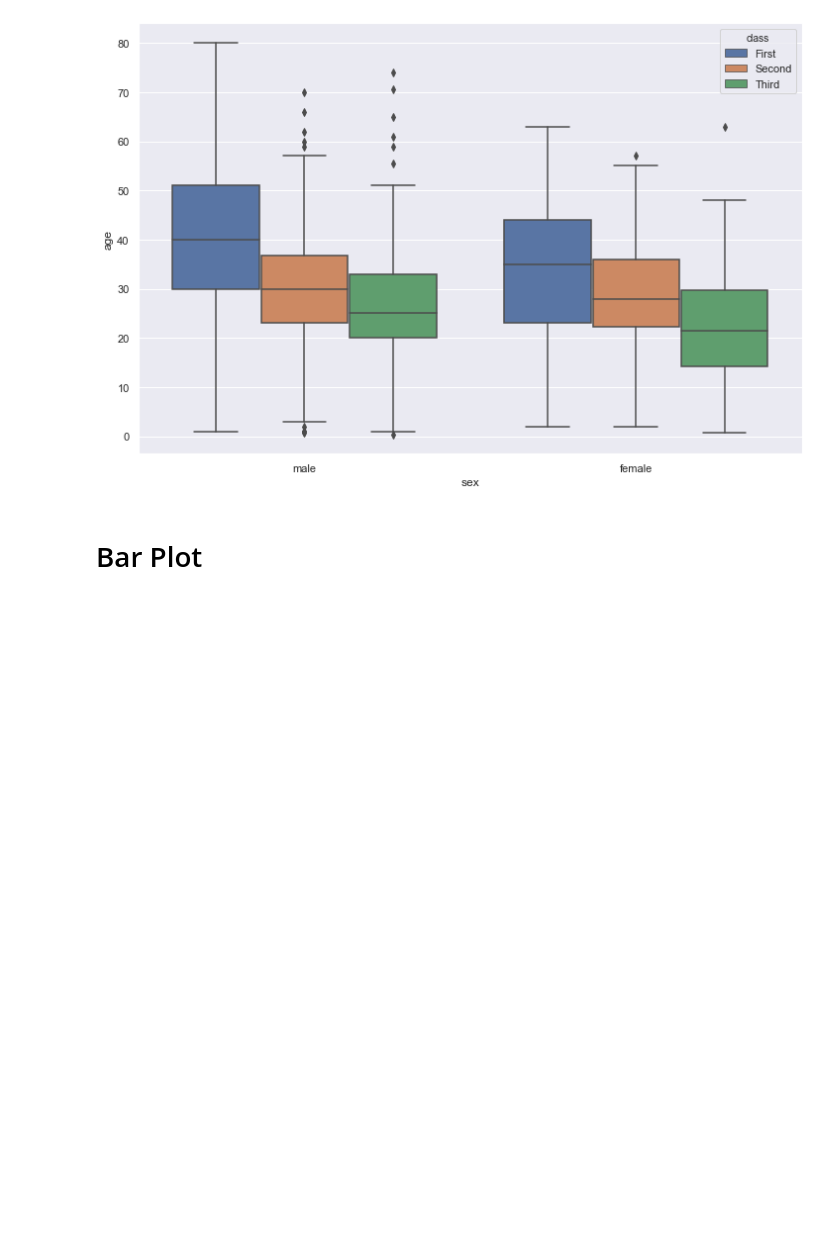
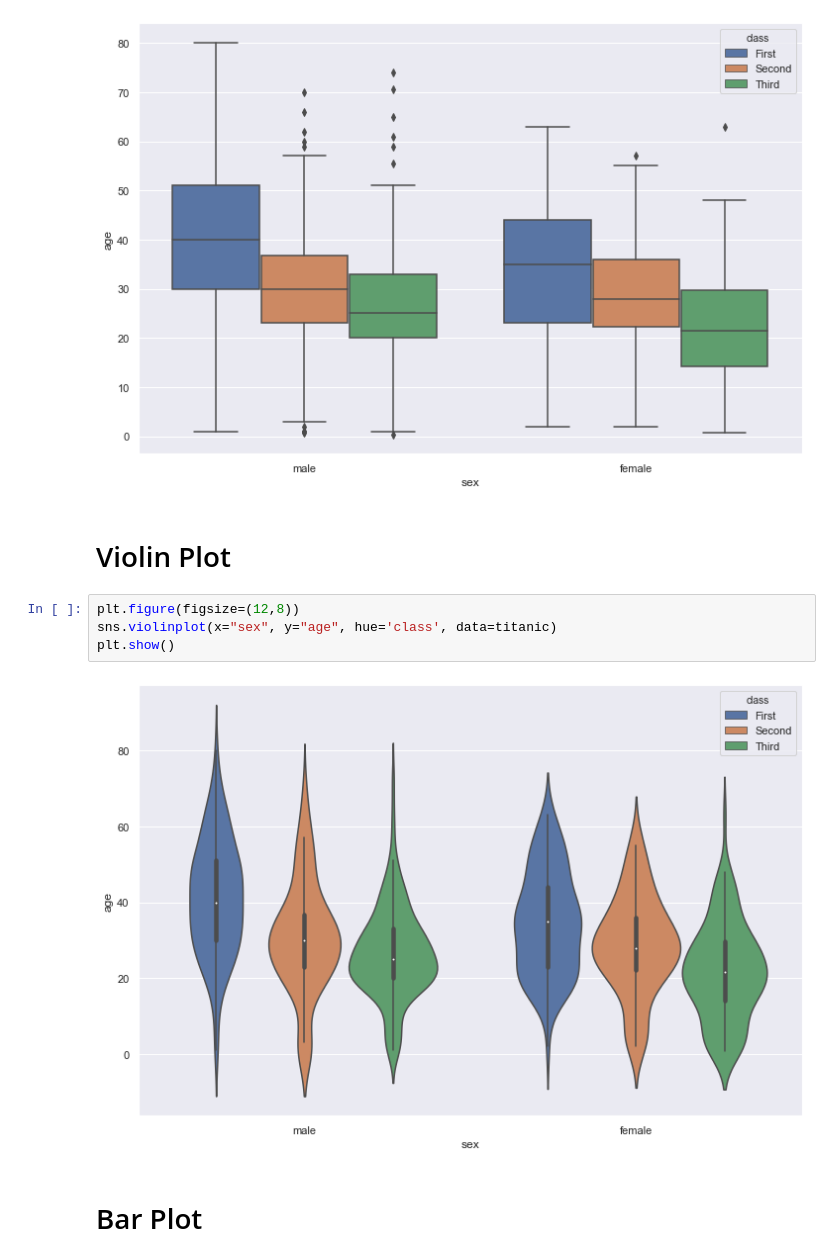
Before and after one commit to mrkr188/Data-Science-Design-Patterns, a Jupyter notebook: EDA.ipynb, the cells around one changed output. Drawn from its saved outputs; the diff is of its cells as text; blank space fills up the shorter version.

```diff
--- a/EDA.ipynb
+++ b/EDA.ipynb
@@ -55,6 +55,14 @@ sns.boxplot(x="sex", y="age", hue='class', data=titanic)
 plt.show()
 # %% [output]
 [figure]
+# %% [markdown]
+# Violin Plot
+# %%
+plt.figure(figsize=(12,8))
+sns.violinplot(x="sex", y="age", hue='class', data=titanic)
+plt.show()
+# %% [output]
+[figure, added]
 # %% [markdown]
 # Bar Plot
 # %%
```
Also changed, not shown: parts of 2 cells of this notebook, 2 other files.
